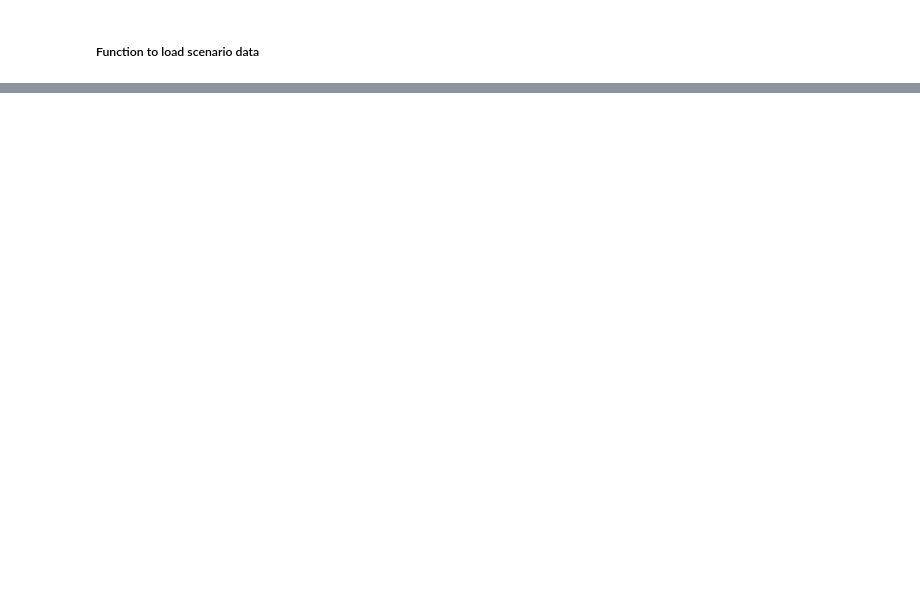
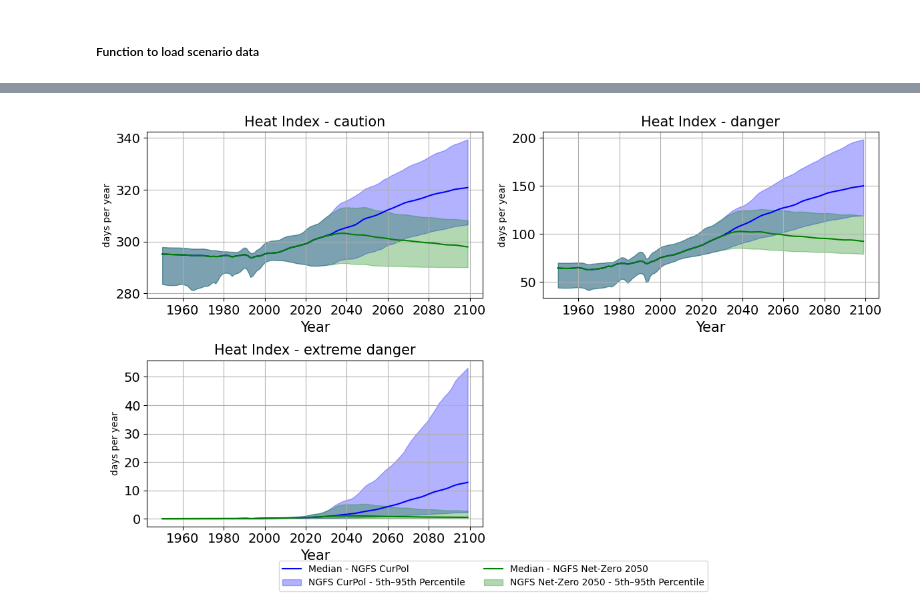
Before and after one commit to rosapietroiusti/dem4cli, a Jupyter notebook: notebooks/Run_RIMEX_new_weighing_schemes.ipynb, the cells around one changed output, grey strips where cells are left out. Saved outputs shown, nothing was run; the diff lists cells and outputs as text; code cells hidden in the pictures; blank space fills up the shorter version.

```diff
--- a/notebooks/Run_RIMEX_new_weighing_schemes.ipynb
+++ b/notebooks/Run_RIMEX_new_weighing_schemes.ipynb
@@ -315,0 +343,9 @@ path_csvfile
+# %%
+# reorder for plotting
+indicator_list = ['HI-caution-QDM-v1',  'HI-danger-QDM-v1', 'HI-extreme-danger-QDM-v1'] #'HI-extreme-caution-QDM-v1',
+scenario_list = ['NGFS CurPol', 'NGFS Net-Zero 2050']
+# %%
+country = 'India'
+
+# If whole country instead of a province, repeat the name of the country here:
+state = 'India'
@@ -315,0 +392,91 @@ path_csvfile
+# %%
+
+colors = ['blue', 'green']
+tick_interval = 20
+
+# Quantiles for plotting
+low_quantile = 0.05
+high_quantile = 1 - low_quantile
+
+# plot
+fig, axs = plt.subplots(nrows=2, ncols=2, figsize=(12, 7))
+axs = axs.flatten()
+
+for ind_index, ind in enumerate(indicator_list):
+
+    ax = axs[ind_index]
+
+    for scen_index, scen in enumerate(scenario_list):
+
+        # select variable from multi-indexed dataset
+        da = all_data[ind].sel(scenario=scen)
+
+        years = da['year']
+
+        median = da.sel(quantile=0.5)
+        low = da.sel(quantile=low_quantile)
+        high = da.sel(quantile=high_quantile)
+
+        # line
+        ax.plot(
+            years,
+            median,
+            label=f'Median - {scen}',
+            color=colors[scen_index]
+        )
+
+        # uncertainty shading
+        ax.fill_between(
+            years,
+            low,
+            high,
+            color=colors[scen_index],
+            alpha=0.3,
+            label=f'{scen} - {int(low_quantile*100)}th–{int(high_quantile*100)}th Percentile'
+        )
+
+    # labels / formatting
+    ax.set_xlabel('Year', fontsize=15)
+    ax.tick_params(axis='both', labelsize=14)
+
+    if ind in [
+        'HI-caution',
+        'HI-danger',
+        'fwixd',
+        'heavy_precipitation_days',
+        'HI-caution-QDM-v1',
+        'HI-danger-QDM-v1',
+        'HI-extreme-danger-QDM-v1'
+    ]:
+        ax.set_ylabel('days per year')
+
+    elif ind in ['extreme_drought']:
+        ax.set_ylabel('area affected (%)')
+
+    if country == state:
+        ax.set_title(f'{ind_names[ind]}', fontsize=15)
+    else:
+        ax.set_title(f'{ind} - {state} ({country})')
+
+    ax.grid(True)
+    ax.xaxis.set_major_locator(MultipleLocator(tick_interval))
+
+# remove empty panels if needed
+for i in range(len(indicator_list), len(axs)):
+    fig.delaxes(axs[i])
+
+# shared legend
+handles, labels = axs[0].get_legend_handles_labels()
+
+fig.legend(
+    handles,
+    labels,
+    loc='lower center',
+    ncol=2,
+    bbox_to_anchor=(0.5, -0.05),
+)
+
+plt.tight_layout()
+plt.show()
+# %% [output]
+[figure, added]
```
Also changed, not shown: parts of 32 cells of this notebook, 4 other files.
